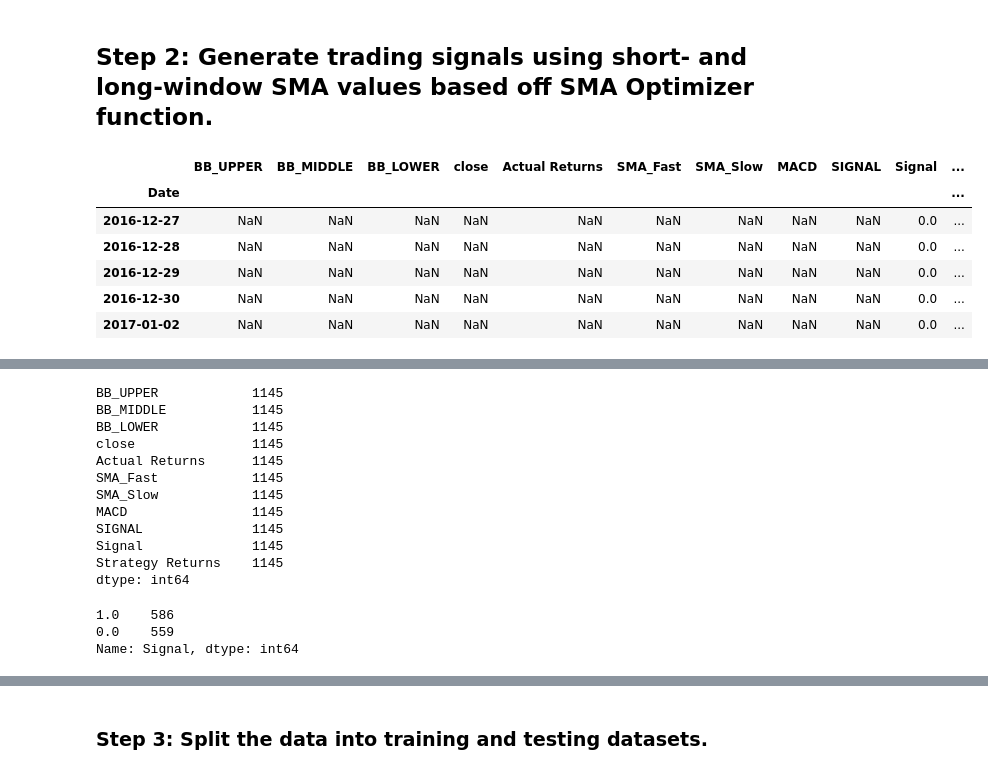
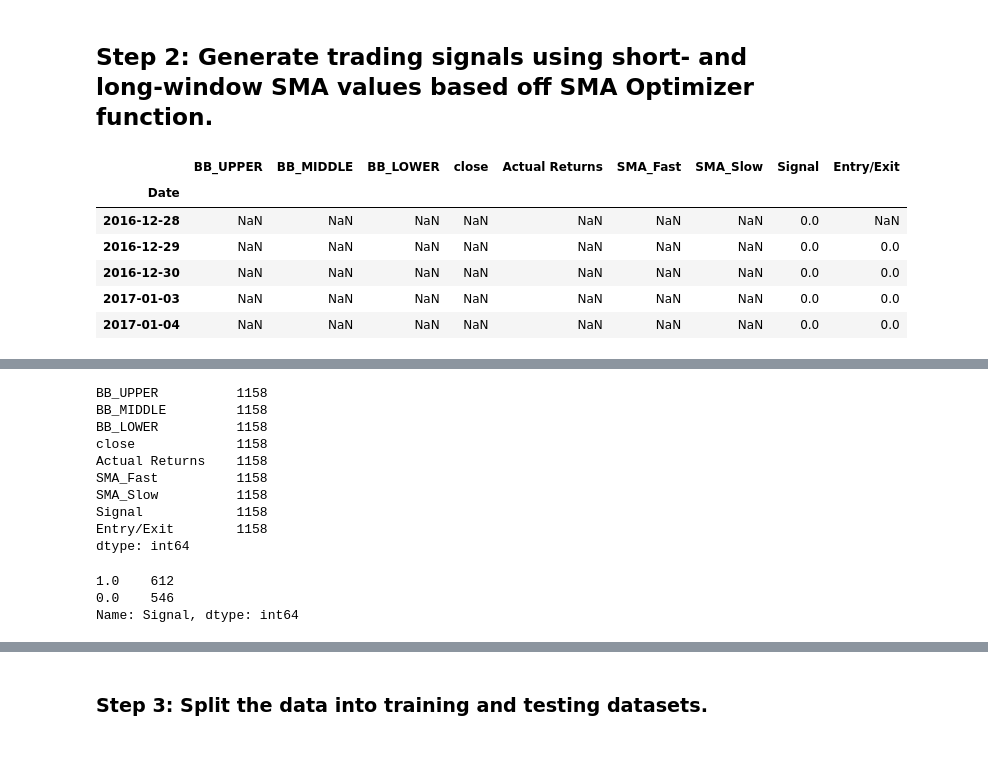
Before and after one commit to tembolo1284/Project_2_Bootcamp, a Jupyter notebook: TradingBot_OptimizedSMAs.ipynb, the cells around one changed output, grey strips where cells are left out. Saved outputs shown, nothing was run; the diff lists cells and outputs as text; code cells hidden in the pictures.

```diff
--- a/TradingBot_OptimizedSMAs.ipynb
+++ b/TradingBot_OptimizedSMAs.ipynb
@@ -24,7 +21,7 @@ from finta import TA
 # %%
 # Import the dataset into a Pandas Dataframe of instrument of your choice
 instrument_df = pd.read_csv(
-    Path("./Resources/EURUSD_5y.csv"),
+    Path("./Resources/TSLA_5y.csv"),
     index_col='Date',
     infer_datetime_format=True,
     parse_dates=True
@@ -267,26 +275,28 @@ macd_df.plot()
 # %% [markdown]
 ## Step 2: Generate trading signals using short- and long-window SMA values based off SMA Optimizer function.
 # %%
-signals_df = pd.concat([bollinger_df, signals_df, macd_df], axis=1)
+signals_df = pd.concat([bollinger_df, signals_df], axis=1)
 # %%
 # Initialize the new Signal column
 signals_df['Signal'] = 0.0
 
 # When Actual Returns are greater than or equal to 0, generate signal to buy stock long
 signals_df.loc[(signals_df['Actual Returns'] >= 0), 'Signal'] = 1
 
 # When Actual Returns are less than 0, generate signal to sell stock short
 signals_df.loc[(signals_df['Actual Returns'] < 0), 'Signal'] = 0
 
+signals_df['Entry/Exit'] = signals_df['Signal'].diff()
+
 # Review the DataFrame
 display(signals_df.head())
 display(signals_df.tail())
 signals_df = signals_df.dropna()
 # %% [output]
-|  | BB_UPPER | BB_MIDDLE | BB_LOWER | close | Actual Returns | SMA_Fast | SMA_Slow | MACD | SIGNAL | Signal | ... |
-| Date |  |  |  |  |  |  |  |  |  |  | ... |
-| 2016-12-27 | NaN | NaN | NaN | NaN | NaN | NaN | NaN | NaN | NaN | 0.0 | ... |
-| 2016-12-28 | NaN | NaN | NaN | NaN | NaN | NaN | NaN | NaN | NaN | 0.0 | ... |
-| 2016-12-29 | NaN | NaN | NaN | NaN | NaN | NaN | NaN | NaN | NaN | 0.0 | ... |
-| 2016-12-30 | NaN | NaN | NaN | NaN | NaN | NaN | NaN | NaN | NaN | 0.0 | ... |
-| 2017-01-02 | NaN | NaN | NaN | NaN | NaN | NaN | NaN | NaN | NaN | 0.0 | ... |
+|  | BB_UPPER | BB_MIDDLE | BB_LOWER | close | Actual Returns | SMA_Fast | SMA_Slow | Signal | Entry/Exit |
+| Date |  |  |  |  |  |  |  |  |  |
+| 2016-12-28 | NaN | NaN | NaN | NaN | NaN | NaN | NaN | 0.0 | NaN |
+| 2016-12-29 | NaN | NaN | NaN | NaN | NaN | NaN | NaN | 0.0 | 0.0 |
+| 2016-12-30 | NaN | NaN | NaN | NaN | NaN | NaN | NaN | 0.0 | 0.0 |
+| 2017-01-03 | NaN | NaN | NaN | NaN | NaN | NaN | NaN | 0.0 | 0.0 |
+| 2017-01-04 | NaN | NaN | NaN | NaN | NaN | NaN | NaN | 0.0 | 0.0 |
@@ -300,24 +310,22 @@ signals_df = signals_df.dropna()
 # %%
 signals_df.count()
 # %% [output]
-BB_UPPER            1145
-BB_MIDDLE           1145
-BB_LOWER            1145
-close               1145
-Actual Returns      1145
-SMA_Fast            1145
-SMA_Slow            1145
-MACD                1145
-SIGNAL              1145
-Signal              1145
-Strategy Returns    1145
+BB_UPPER          1158
+BB_MIDDLE         1158
+BB_LOWER          1158
+close             1158
+Actual Returns    1158
+SMA_Fast          1158
+SMA_Slow          1158
+Signal            1158
+Entry/Exit        1158
 dtype: int64
 # %%
 #signals_df = signals_df[signals_df.Signal !=0]
 signals_df['Signal'].value_counts()
 # %% [output]
-1.0    586
-0.0    559
+1.0    612
+0.0    546
 Name: Signal, dtype: int64
 # %%
 signals_df.dropna()
```
Also changed, not shown: parts of 38 cells of this notebook, 1 other file.
